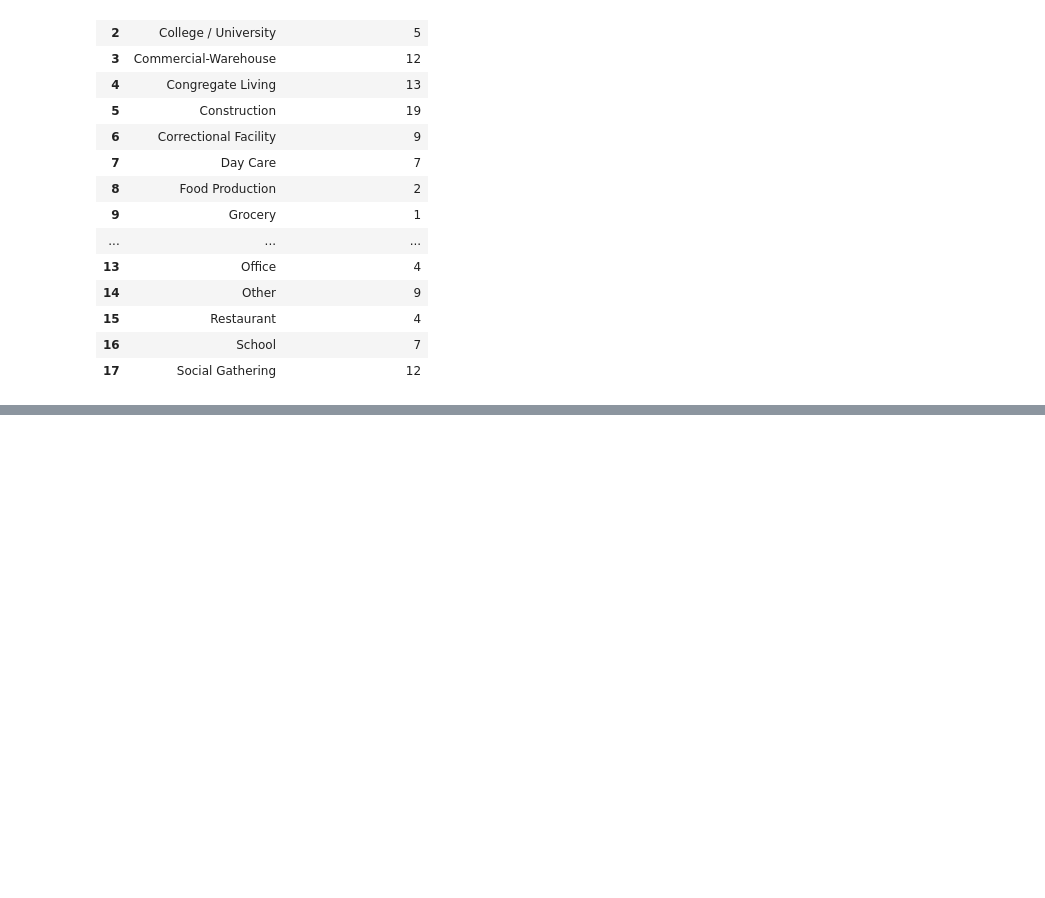
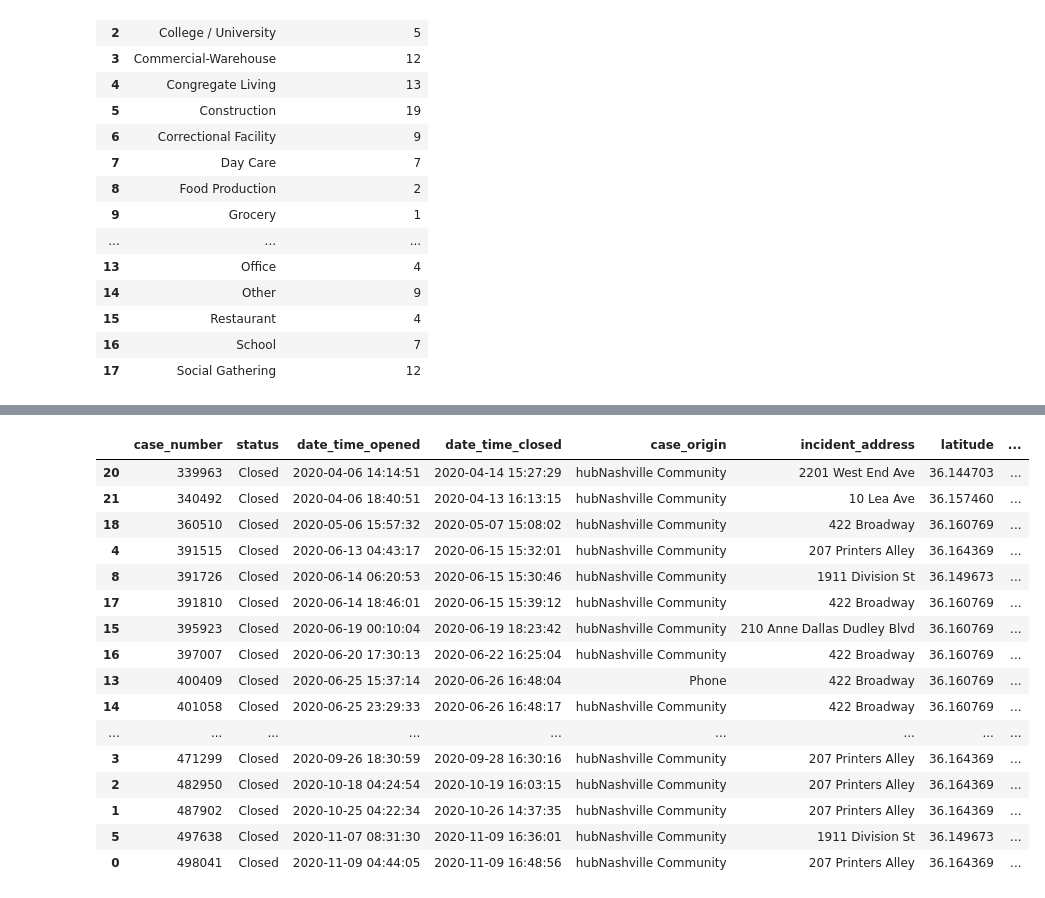
Before and after one commit to nss-data-science-cohort-4/dq4-covid-nashville-dq4_atk, a Jupyter notebook: notebooks/nashville_covid_dq4.ipynb, the cells around one changed output, grey strips where cells are left out. Cells and saved outputs as stored; diff of their text form; code cells hidden in the pictures; blank space fills up the shorter version.

Commit message:
additional cleaning on part 3

```diff
--- a/notebooks/nashville_covid_dq4.ipynb
+++ b/notebooks/nashville_covid_dq4.ipynb
@@ -161,5 +107,3 @@ clusters.at[29, 'Longitude']
-# %%
-clusters['Longitude'] = clusters['Longitude'].astype(float)
 # %%
 clusters_by_type = pd.read_csv('../data/clusters_by_type.csv')
 clusters_by_type
@@ -182,5 +126,5 @@ clusters_by_type
 | 16 | School | 7 |
 | 17 | Social Gathering | 12 |
 # %%
-violations_clusters = hubNashville.merge(clusters, left_on=['latitude', 'longitude'],
+violations_clusters = pd.merge(hubNashville, clusters, left_on=['latitude', 'longitude'],
                                          right_on=['Latitude', 'Longitude'])
@@ -202,0 +131,6 @@ clusters
+# %%
+#assigning unnecessary columns
+cols = ['case_request', 'case_subrequest', 'additional_subrequest', 'state_issue', 'closed_when_created', 'contact_type','parent_case', 'Latitude', 'Longitude']
+
+#dropping unnecessary columns
+violations_clusters = violations_clusters.drop(columns=cols, axis=1)
@@ -202,0 +146,23 @@ clusters
+# %%
+#dropping observations with null values in latitude or longitude
+violations_clusters = violations_clusters.dropna(subset=['latitude', 'longitude']).reset_index(drop=True)
+# %%
+violations_clusters.sort_values('date_time_opened')
+# %% [output]
+|  | case_number | status | date_time_opened | date_time_closed | case_origin | incident_address | latitude | ... |
+| 20 | 339963 | Closed | 2020-04-06 14:14:51 | 2020-04-14 15:27:29 | hubNashville Community | 2201 West End Ave | 36.144703 | ... |
+| 21 | 340492 | Closed | 2020-04-06 18:40:51 | 2020-04-13 16:13:15 | hubNashville Community | 10 Lea Ave | 36.157460 | ... |
+| 18 | 360510 | Closed | 2020-05-06 15:57:32 | 2020-05-07 15:08:02 | hubNashville Community | 422 Broadway | 36.160769 | ... |
+| 4 | 391515 | Closed | 2020-06-13 04:43:17 | 2020-06-15 15:32:01 | hubNashville Community | 207 Printers Alley | 36.164369 | ... |
+| 8 | 391726 | Closed | 2020-06-14 06:20:53 | 2020-06-15 15:30:46 | hubNashville Community | 1911 Division St | 36.149673 | ... |
+| 17 | 391810 | Closed | 2020-06-14 18:46:01 | 2020-06-15 15:39:12 | hubNashville Community | 422 Broadway | 36.160769 | ... |
+| 15 | 395923 | Closed | 2020-06-19 00:10:04 | 2020-06-19 18:23:42 | hubNashville Community | 210 Anne Dallas Dudley Blvd | 36.160769 | ... |
+| 16 | 397007 | Closed | 2020-06-20 17:30:13 | 2020-06-22 16:25:04 | hubNashville Community | 422 Broadway | 36.160769 | ... |
+| 13 | 400409 | Closed | 2020-06-25 15:37:14 | 2020-06-26 16:48:04 | Phone | 422 Broadway | 36.160769 | ... |
+| 14 | 401058 | Closed | 2020-06-25 23:29:33 | 2020-06-26 16:48:17 | hubNashville Community | 422 Broadway | 36.160769 | ... |
+| ... | ... | ... | ... | ... | ... | ... | ... | ... |
+| 3 | 471299 | Closed | 2020-09-26 18:30:59 | 2020-09-28 16:30:16 | hubNashville Community | 207 Printers Alley | 36.164369 | ... |
+| 2 | 482950 | Closed | 2020-10-18 04:24:54 | 2020-10-19 16:03:15 | hubNashville Community | 207 Printers Alley | 36.164369 | ... |
+| 1 | 487902 | Closed | 2020-10-25 04:22:34 | 2020-10-26 14:37:35 | hubNashville Community | 207 Printers Alley | 36.164369 | ... |
+| 5 | 497638 | Closed | 2020-11-07 08:31:30 | 2020-11-09 16:36:01 | hubNashville Community | 1911 Division St | 36.149673 | ... |
+| 0 | 498041 | Closed | 2020-11-09 04:44:05 | 2020-11-09 16:48:56 | hubNashville Community | 207 Printers Alley | 36.164369 | ... |
```
Also changed, not shown: parts of 12 cells of this notebook.
